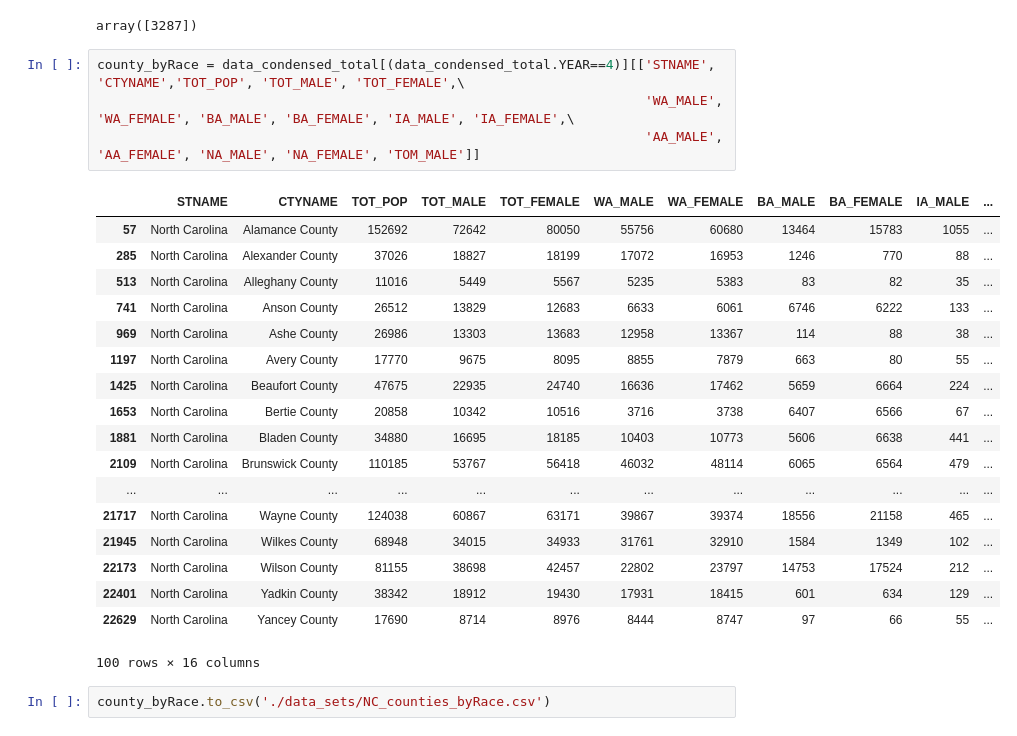
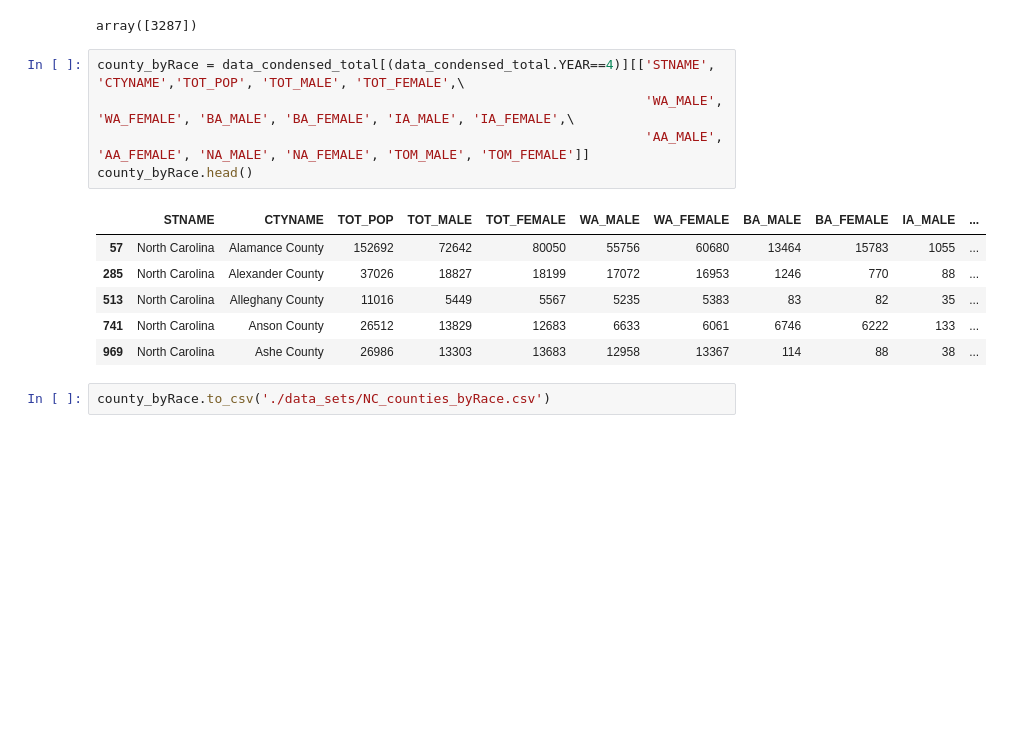
Before and after one commit to jqyang42/pikapixels, a Jupyter notebook: exploringRacialData_jin.ipynb, the cells around one changed output. Saved outputs shown, nothing was run; the diff lists cells and outputs as text; blank space fills up the shorter version.

Commit message:
new csv on cases by county

```diff
--- a/exploringRacialData_jin.ipynb
+++ b/exploringRacialData_jin.ipynb
@@ -98,26 +98,15 @@ array([3287])
 # %%
 county_byRace = data_condensed_total[(data_condensed_total.YEAR==4)][['STNAME', 'CTYNAME','TOT_POP', 'TOT_MALE', 'TOT_FEMALE',\
                                                                       'WA_MALE', 'WA_FEMALE', 'BA_MALE', 'BA_FEMALE', 'IA_MALE', 'IA_FEMALE',\
-                                                                      'AA_MALE', 'AA_FEMALE', 'NA_MALE', 'NA_FEMALE', 'TOM_MALE']]
+                                                                      'AA_MALE', 'AA_FEMALE', 'NA_MALE', 'NA_FEMALE', 'TOM_MALE', 'TOM_FEMALE']]
+county_byRace.head()
 # %% [output]
 |  | STNAME | CTYNAME | TOT_POP | TOT_MALE | TOT_FEMALE | WA_MALE | WA_FEMALE | BA_MALE | BA_FEMALE | IA_MALE | ... |
 | 57 | North Carolina | Alamance County | 152692 | 72642 | 80050 | 55756 | 60680 | 13464 | 15783 | 1055 | ... |
 | 285 | North Carolina | Alexander County | 37026 | 18827 | 18199 | 17072 | 16953 | 1246 | 770 | 88 | ... |
 | 513 | North Carolina | Alleghany County | 11016 | 5449 | 5567 | 5235 | 5383 | 83 | 82 | 35 | ... |
 | 741 | North Carolina | Anson County | 26512 | 13829 | 12683 | 6633 | 6061 | 6746 | 6222 | 133 | ... |
 | 969 | North Carolina | Ashe County | 26986 | 13303 | 13683 | 12958 | 13367 | 114 | 88 | 38 | ... |
-| 1197 | North Carolina | Avery County | 17770 | 9675 | 8095 | 8855 | 7879 | 663 | 80 | 55 | ... |
-| 1425 | North Carolina | Beaufort County | 47675 | 22935 | 24740 | 16636 | 17462 | 5659 | 6664 | 224 | ... |
-| 1653 | North Carolina | Bertie County | 20858 | 10342 | 10516 | 3716 | 3738 | 6407 | 6566 | 67 | ... |
-| 1881 | North Carolina | Bladen County | 34880 | 16695 | 18185 | 10403 | 10773 | 5606 | 6638 | 441 | ... |
-| 2109 | North Carolina | Brunswick County | 110185 | 53767 | 56418 | 46032 | 48114 | 6065 | 6564 | 479 | ... |
-| ... | ... | ... | ... | ... | ... | ... | ... | ... | ... | ... | ... |
-| 21717 | North Carolina | Wayne County | 124038 | 60867 | 63171 | 39867 | 39374 | 18556 | 21158 | 465 | ... |
-| 21945 | North Carolina | Wilkes County | 68948 | 34015 | 34933 | 31761 | 32910 | 1584 | 1349 | 102 | ... |
-| 22173 | North Carolina | Wilson County | 81155 | 38698 | 42457 | 22802 | 23797 | 14753 | 17524 | 212 | ... |
-| 22401 | North Carolina | Yadkin County | 38342 | 18912 | 19430 | 17931 | 18415 | 601 | 634 | 129 | ... |
-| 22629 | North Carolina | Yancey County | 17690 | 8714 | 8976 | 8444 | 8747 | 97 | 66 | 55 | ... |
-100 rows × 16 columns
 # %%
 county_byRace.to_csv('./data_sets/NC_counties_byRace.csv')
 # %%
```
Also changed, not shown: 6 other files.
